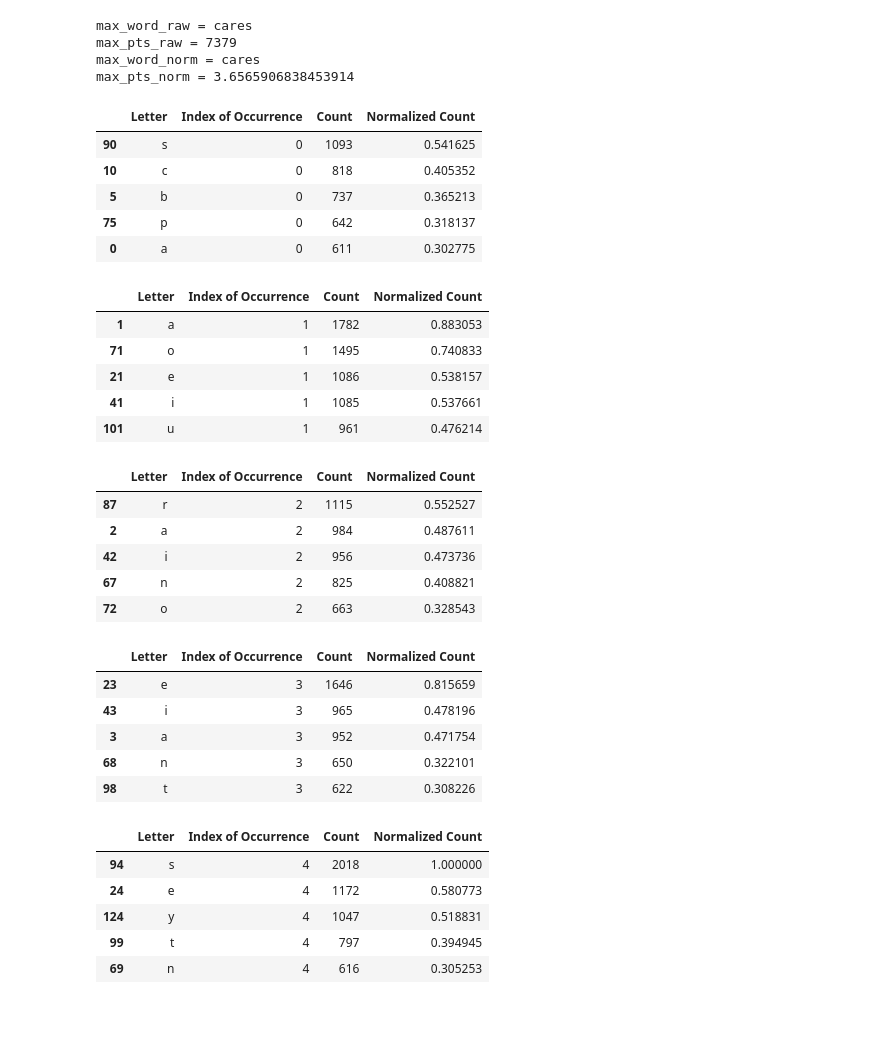
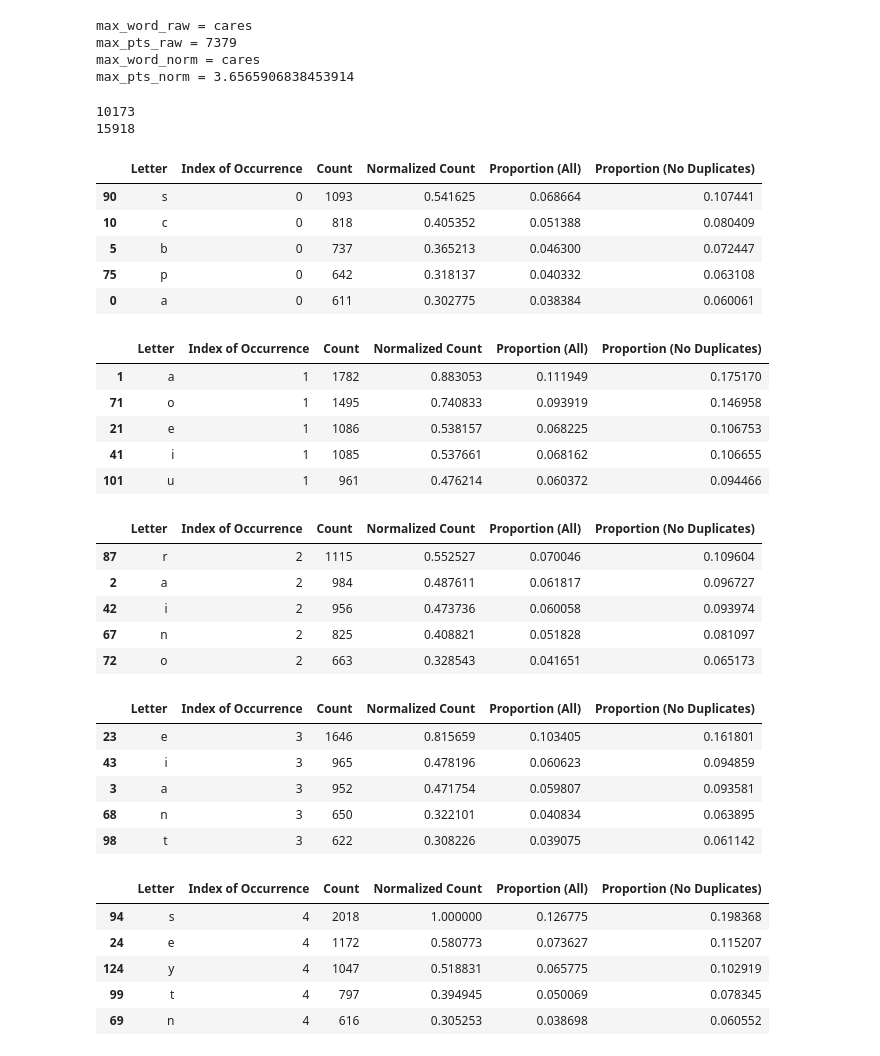
Before and after one commit to chadniedert/Wordle-Best-First-Word, a Jupyter notebook: best_first_word.ipynb, the cells around one changed output. Saved outputs shown, nothing was run; the diff lists cells and outputs as text; code cells hidden in the pictures; blank space fills up the shorter version.

```diff
--- a/best_first_word.ipynb
+++ b/best_first_word.ipynb
@@ -87,58 +89,77 @@ max_word_raw = cares
 max_pts_raw = 7379
 max_word_norm = cares
 max_pts_norm = 3.6565906838453914
+# %%
+no_dup_letter_word_count = len(five_letter_words_no_dup_letters)
+print(no_dup_letter_word_count)
+
+all_five_letter_word_count = len(all_five_letter_words)
+print(all_five_letter_word_count)
+# %% [output]
+10173
+15918
 # %%
 index0_top5 = letter_pos_df[letter_pos_df['Index of Occurrence'] == 0]
 index0_top5 = index0_top5.sort_values(by = ['Normalized Count'], ascending = False).head(5)
+index0_top5['Proportion (All)'] = index0_top5['Count'] / all_five_letter_word_count
+index0_top5['Proportion (No Duplicates)'] = index0_top5['Count'] / no_dup_letter_word_count
 index0_top5
 # %% [output]
-|  | Letter | Index of Occurrence | Count | Normalized Count |
-| 90 | s | 0 | 1093 | 0.541625 |
-| 10 | c | 0 | 818 | 0.405352 |
-| 5 | b | 0 | 737 | 0.365213 |
-| 75 | p | 0 | 642 | 0.318137 |
-| 0 | a | 0 | 611 | 0.302775 |
+|  | Letter | Index of Occurrence | Count | Normalized Count | Proportion (All) | Proportion (No Duplicates) |
+| 90 | s | 0 | 1093 | 0.541625 | 0.068664 | 0.107441 |
+| 10 | c | 0 | 818 | 0.405352 | 0.051388 | 0.080409 |
+| 5 | b | 0 | 737 | 0.365213 | 0.046300 | 0.072447 |
+| 75 | p | 0 | 642 | 0.318137 | 0.040332 | 0.063108 |
+| 0 | a | 0 | 611 | 0.302775 | 0.038384 | 0.060061 |
 # %%
 index1_top5 = letter_pos_df[letter_pos_df['Index of Occurrence'] == 1]
 index1_top5 = index1_top5.sort_values(by = ['Normalized Count'], ascending = False).head(5)
+index1_top5['Proportion (All)'] = index1_top5['Count'] / all_five_letter_word_count
+index1_top5['Proportion (No Duplicates)'] = index1_top5['Count'] / no_dup_letter_word_count
 index1_top5
 # %% [output]
-|  | Letter | Index of Occurrence | Count | Normalized Count |
-| 1 | a | 1 | 1782 | 0.883053 |
-| 71 | o | 1 | 1495 | 0.740833 |
-| 21 | e | 1 | 1086 | 0.538157 |
-| 41 | i | 1 | 1085 | 0.537661 |
-| 101 | u | 1 | 961 | 0.476214 |
+|  | Letter | Index of Occurrence | Count | Normalized Count | Proportion (All) | Proportion (No Duplicates) |
+| 1 | a | 1 | 1782 | 0.883053 | 0.111949 | 0.175170 |
+| 71 | o | 1 | 1495 | 0.740833 | 0.093919 | 0.146958 |
+| 21 | e | 1 | 1086 | 0.538157 | 0.068225 | 0.106753 |
+| 41 | i | 1 | 1085 | 0.537661 | 0.068162 | 0.106655 |
+| 101 | u | 1 | 961 | 0.476214 | 0.060372 | 0.094466 |
 # %%
 index2_top5 = letter_pos_df[letter_pos_df['Index of Occurrence'] == 2]
 index2_top5 = index2_top5.sort_values(by = ['Normalized Count'], ascending = False).head(5)
+index2_top5['Proportion (All)'] = index2_top5['Count'] / all_five_letter_word_count
+index2_top5['Proportion (No Duplicates)'] = index2_top5['Count'] / no_dup_letter_word_count
 index2_top5
 # %% [output]
-|  | Letter | Index of Occurrence | Count | Normalized Count |
-| 87 | r | 2 | 1115 | 0.552527 |
-| 2 | a | 2 | 984 | 0.487611 |
-| 42 | i | 2 | 956 | 0.473736 |
-| 67 | n | 2 | 825 | 0.408821 |
-| 72 | o | 2 | 663 | 0.328543 |
+|  | Letter | Index of Occurrence | Count | Normalized Count | Proportion (All) | Proportion (No Duplicates) |
+| 87 | r | 2 | 1115 | 0.552527 | 0.070046 | 0.109604 |
+| 2 | a | 2 | 984 | 0.487611 | 0.061817 | 0.096727 |
+| 42 | i | 2 | 956 | 0.473736 | 0.060058 | 0.093974 |
+| 67 | n | 2 | 825 | 0.408821 | 0.051828 | 0.081097 |
+| 72 | o | 2 | 663 | 0.328543 | 0.041651 | 0.065173 |
 # %%
 index3_top5 = letter_pos_df[letter_pos_df['Index of Occurrence'] == 3]
 index3_top5 = index3_top5.sort_values(by = ['Normalized Count'], ascending = False).head(5)
+index3_top5['Proportion (All)'] = index3_top5['Count'] / all_five_letter_word_count
+index3_top5['Proportion (No Duplicates)'] = index3_top5['Count'] / no_dup_letter_word_count
 index3_top5
 # %% [output]
-|  | Letter | Index of Occurrence | Count | Normalized Count |
-| 23 | e | 3 | 1646 | 0.815659 |
-| 43 | i | 3 | 965 | 0.478196 |
-| 3 | a | 3 | 952 | 0.471754 |
-| 68 | n | 3 | 650 | 0.322101 |
-| 98 | t | 3 | 622 | 0.308226 |
+|  | Letter | Index of Occurrence | Count | Normalized Count | Proportion (All) | Proportion (No Duplicates) |
+| 23 | e | 3 | 1646 | 0.815659 | 0.103405 | 0.161801 |
+| 43 | i | 3 | 965 | 0.478196 | 0.060623 | 0.094859 |
+| 3 | a | 3 | 952 | 0.471754 | 0.059807 | 0.093581 |
+| 68 | n | 3 | 650 | 0.322101 | 0.040834 | 0.063895 |
+| 98 | t | 3 | 622 | 0.308226 | 0.039075 | 0.061142 |
 # %%
 index4_top5 = letter_pos_df[letter_pos_df['Index of Occurrence'] == 4]
 index4_top5 = index4_top5.sort_values(by = ['Normalized Count'], ascending = False).head(5)
+index4_top5['Proportion (All)'] = index4_top5['Count'] / all_five_letter_word_count
+index4_top5['Proportion (No Duplicates)'] = index4_top5['Count'] / no_dup_letter_word_count
 index4_top5
 # %% [output]
-|  | Letter | Index of Occurrence | Count | Normalized Count |
-| 94 | s | 4 | 2018 | 1.000000 |
-| 24 | e | 4 | 1172 | 0.580773 |
-| 124 | y | 4 | 1047 | 0.518831 |
-| 99 | t | 4 | 797 | 0.394945 |
-| 69 | n | 4 | 616 | 0.305253 |
+|  | Letter | Index of Occurrence | Count | Normalized Count | Proportion (All) | Proportion (No Duplicates) |
+| 94 | s | 4 | 2018 | 1.000000 | 0.126775 | 0.198368 |
+| 24 | e | 4 | 1172 | 0.580773 | 0.073627 | 0.115207 |
+| 124 | y | 4 | 1047 | 0.518831 | 0.065775 | 0.102919 |
+| 99 | t | 4 | 797 | 0.394945 | 0.050069 | 0.078345 |
+| 69 | n | 4 | 616 | 0.305253 | 0.038698 | 0.060552 |
```
Also changed, not shown: parts of 2 cells of this notebook.
